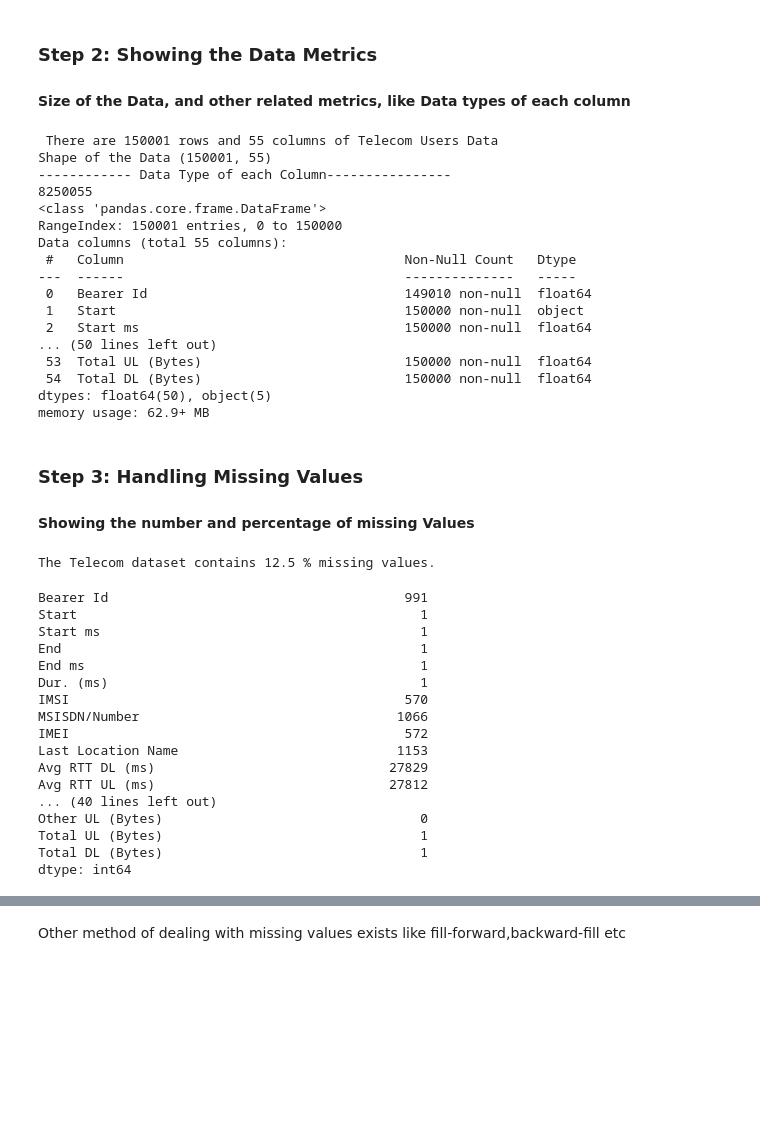
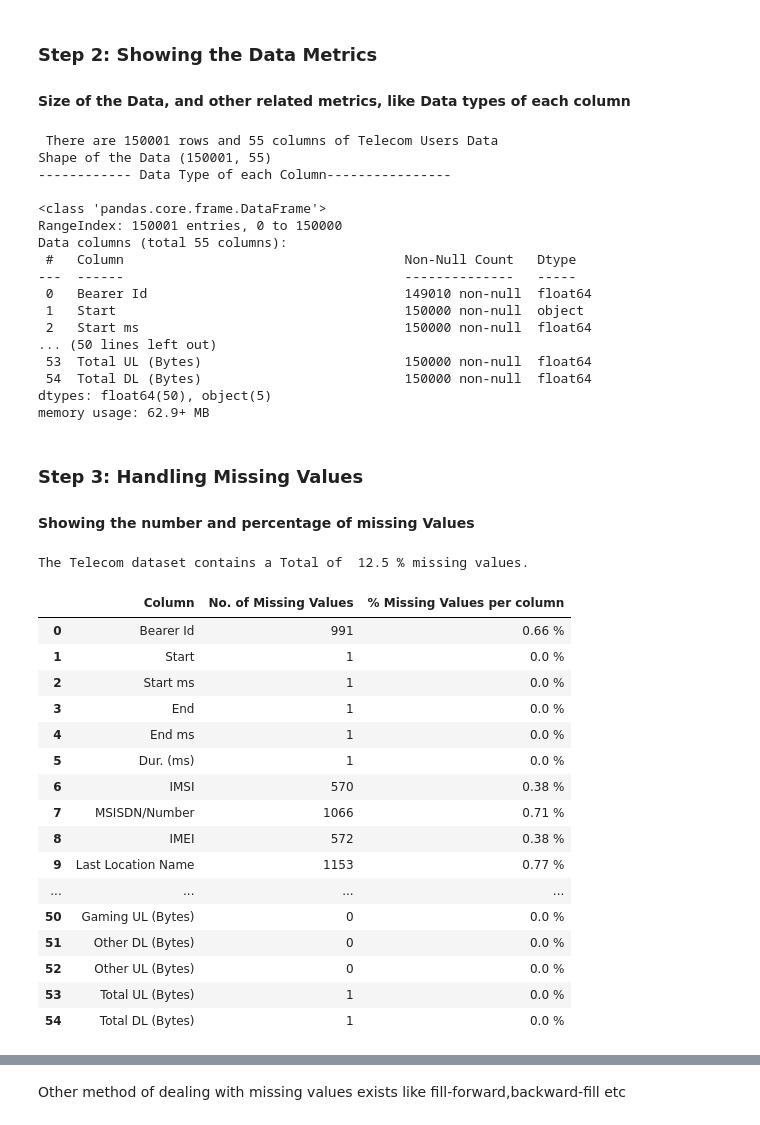
Before and after one commit to Caphace-Ethan/Telecom-User-Data-Analysis, a Jupyter notebook: notebooks/Data_Exploratory_Analysis.ipynb, the cells around one changed output, grey strips where cells are left out. Saved outputs shown, nothing was run; the diff lists cells and outputs as text; code cells hidden in the pictures; blank space fills up the shorter version.

```diff
--- a/notebooks/Data_Exploratory_Analysis.ipynb
+++ b/notebooks/Data_Exploratory_Analysis.ipynb
@@ -61,16 +61,16 @@ The Total Number of Columns are:  55
 #### Size of the Data, and other related metrics, like Data types of each column
 # %%
 # number of data points
-print(f" There are {db.shape[0]} rows and {db.shape[1]} columns of Telecom Users Data")
-print("Shape of the Data",db.shape)
+print(f" There are {loaded_data.shape[0]} rows and {loaded_data.shape[1]} columns of Telecom Users Data")
+print("Shape of the Data",loaded_data.shape)
 print("------------ Data Type of each Column----------------")
 print("")
-db.info()
+loaded_data.info()
 # %% [output]
  There are 150001 rows and 55 columns of Telecom Users Data
 Shape of the Data (150001, 55)
 ------------ Data Type of each Column----------------
-8250055
+
 <class 'pandas.core.frame.DataFrame'>
 RangeIndex: 150001 entries, 0 to 150000
 Data columns (total 55 columns):
@@ -89,8 +89,9 @@ memory usage: 62.9+ MB
 
 #### Showing the number and percentage of missing Values
 # %%
-# how many missing values exist or better still what is the % of missing values in the dataset?
-def percent_missing(df):
+# Percentage % of total missing values in the dataset
+
+def total_percent_missing_data(df):
 
     # Calculate total number of cells in dataframe
     totalCells = np.product(df.shape)
@@ -102,29 +103,50 @@ def percent_missing(df):
     totalMissing = missingCount.sum()
 
     # Calculate percentage of missing values
-    print("The Telecom dataset contains", round(((totalMissing/totalCells) * 100), 2), "%", "missing values.")
+    print("The Telecom dataset contains a Total of ", round(((totalMissing/totalCells) * 100), 2), "%", "missing values.")
 
-percent_missing(db)
+percent_missing(loaded_data)
 # %% [output]
-The Telecom dataset contains 12.5 % missing values.
+The Telecom dataset contains a Total of  12.5 % missing values.
 # %%
-# Now which column(s) has missing values
-db.isna().sum()
+# Column(s) that has missing values
+
+total_no_data_per_column = loaded_data.shape[0]-1 # Total number of rows in every column
+print(" ")
+
+# printing the number of Missing data per column
+item_list = []
+row_list = []
+i=0
+for item in loaded_data.columns:
+    no_missing_values = loaded_data[item].isna().sum()
+    percentage = str(round(((no_missing_values/total_no_data_per_column) * 100), 2))+" %"
+    row_list.append(item)
+    row_list.append(no_missing_values)
+    row_list.append(percentage)
+    item_list.append(row_list)
+    row_list = []
+
+
+# Table showing statics of missing Values
+df = pd.DataFrame(item_list,
+                  columns=['Column', 'No. of Missing Values', '% Missing Values per column'])
+df.style
 # %% [output]
-Bearer Id                                      991
-Start                                            1
-Start ms                                         1
-End                                              1
-End ms                                           1
-Dur. (ms)                                        1
-IMSI                                           570
-MSISDN/Number                                 1066
-IMEI                                           572
-Last Location Name                            1153
-Avg RTT DL (ms)                              27829
-Avg RTT UL (ms)                              27812
-... (40 lines left out)
-Other UL (Bytes)                                 0
-Total UL (Bytes)                                 1
-Total DL (Bytes)                                 1
-dtype: int64
+|  | Column | No. of Missing Values | % Missing Values per column |
+| 0 | Bearer Id | 991 | 0.66 % |
+| 1 | Start | 1 | 0.0 % |
+| 2 | Start ms | 1 | 0.0 % |
+| 3 | End | 1 | 0.0 % |
+| 4 | End ms | 1 | 0.0 % |
+| 5 | Dur. (ms) | 1 | 0.0 % |
+| 6 | IMSI | 570 | 0.38 % |
+| 7 | MSISDN/Number | 1066 | 0.71 % |
+| 8 | IMEI | 572 | 0.38 % |
+| 9 | Last Location Name | 1153 | 0.77 % |
+| ... | ... | ... | ... |
+| 50 | Gaming UL (Bytes) | 0 | 0.0 % |
+| 51 | Other DL (Bytes) | 0 | 0.0 % |
+| 52 | Other UL (Bytes) | 0 | 0.0 % |
+| 53 | Total UL (Bytes) | 1 | 0.0 % |
+| 54 | Total DL (Bytes) | 1 | 0.0 % |
```
Also changed, not shown: parts of 8 cells of this notebook.
